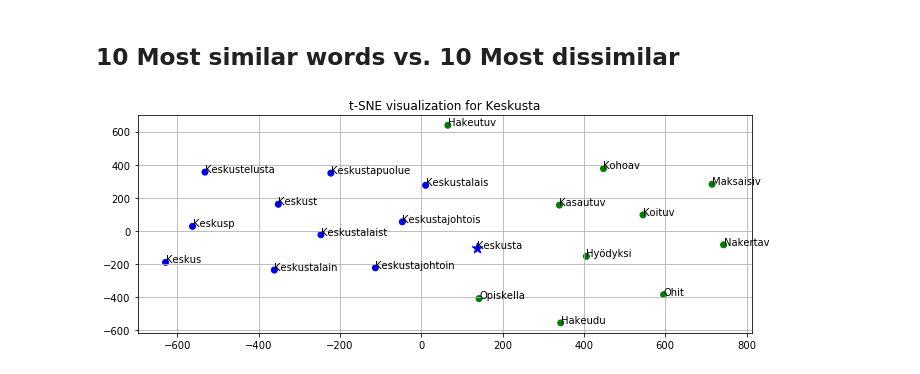
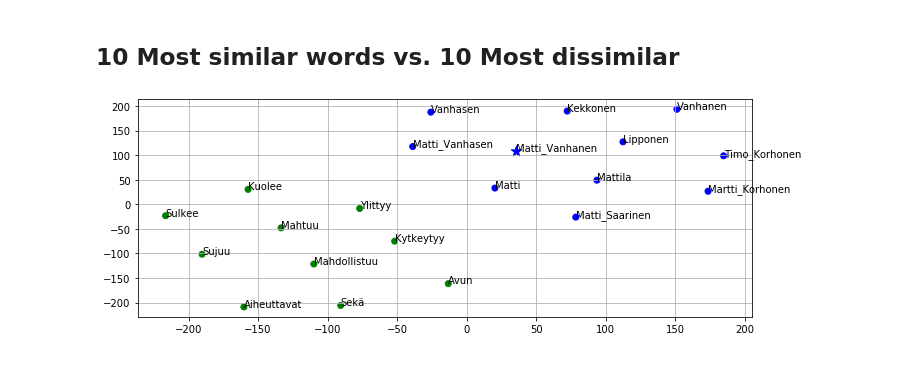
Before and after one commit to jonatanvm/nlp-project, a Jupyter notebook: notebooks/test.ipynb, the cells around one changed output. Saved outputs shown, nothing was run; the diff lists cells and outputs as text; code cells hidden in the pictures.

```diff
--- a/notebooks/test.ipynb
+++ b/notebooks/test.ipynb
@@ -3,9 +3,9 @@
 # %%
 import pandas as pd
 
-load_model = 'fasttext_speeches_nltk_mincount20_window2_size300_alpha0.03_minalpha0.0007_negative20_workers7.model' # model_name
+load_model = 'fasttext_titles_speeches_spacy_mincount20_window2_size300_alpha0.03_minalpha0.0007_negative20_workers10.model' # model_name
 model_name = 'fasttext'
-#model = 'word2vec'
+#model_name = 'word2vec'
 # %%
 if model_name == 'fasttext':
     from gensim.models import FastText as Model
@@ -154,6 +117,6 @@ from plotting import TSNE_scatterplot
 # %% [markdown]
 ## 10 Most similar words vs. 10 Most dissimilar
 # %%
-TSNE_scatterplot(model, 'keskusta', "orpo", save=True)
+TSNE_scatterplot(model, 'matti_vanhanen', "keskusta", save=False)
 # %% [output]
-[figure, old version]
+[figure, new version]
```
Also changed, not shown: parts of 14 cells of this notebook, 3 other files.
